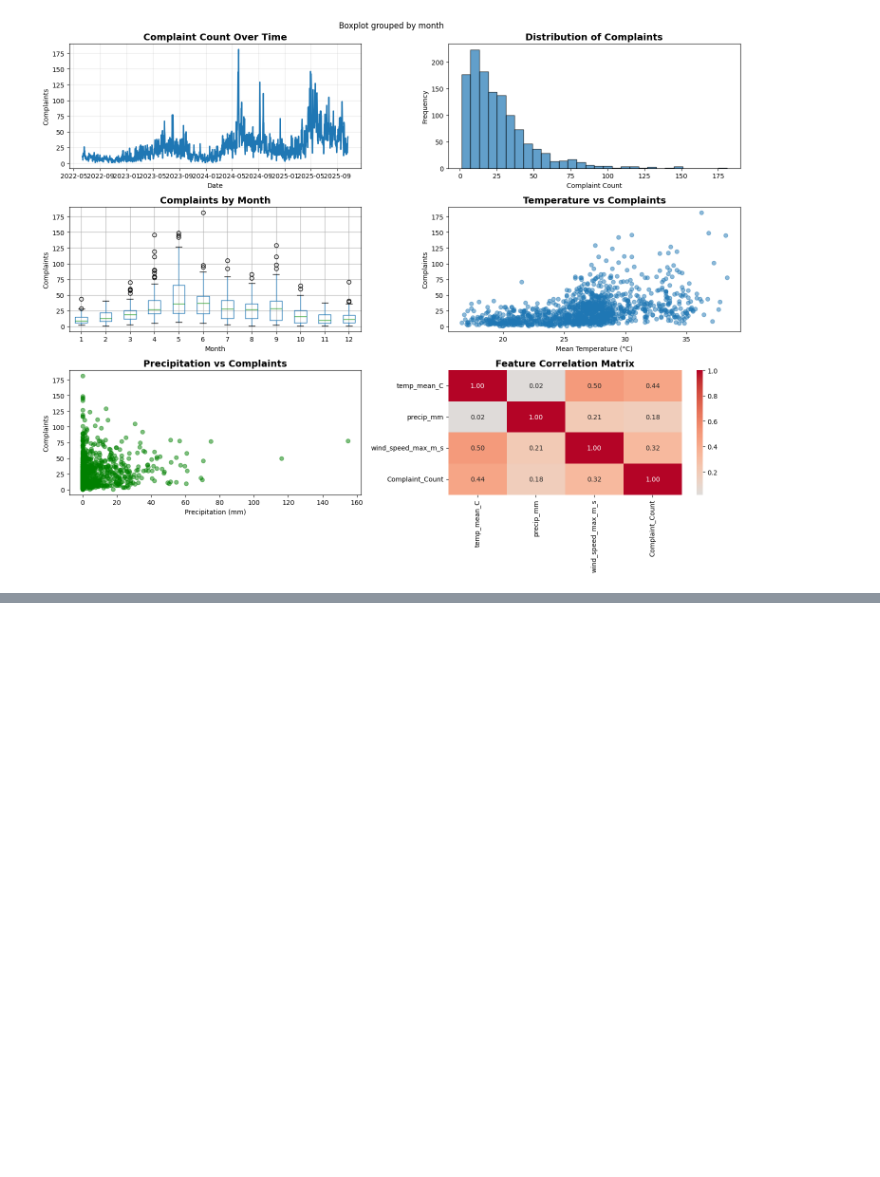
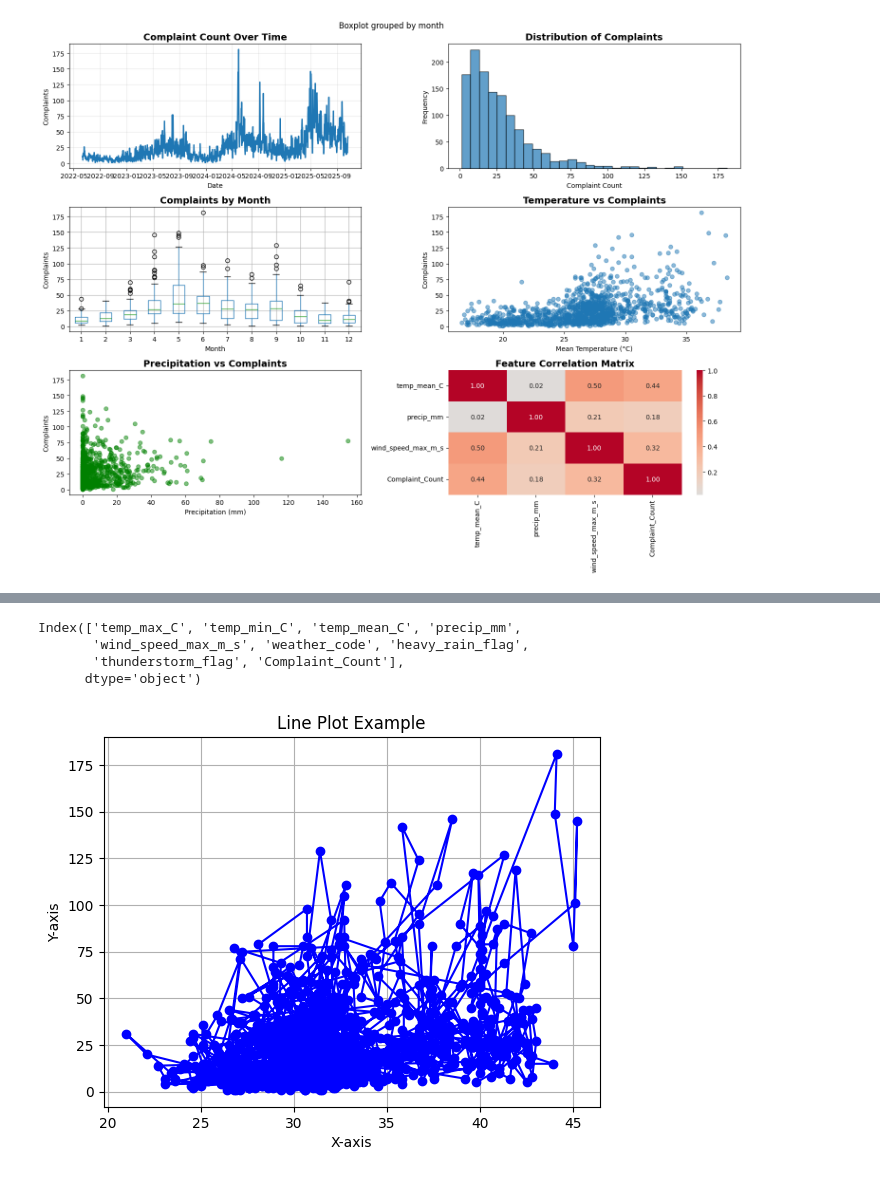
Before and after one commit to susantkumarsahoo/TimeSeriesForecasting_End_To_End, a Jupyter notebook: notebooks/08_note_twitter_timeseries.ipynb, the cells around one changed output, grey strips where cells are left out. Drawn from its saved outputs; the diff is of its cells as text; code cells hidden in the pictures; blank space fills up the shorter version.

```diff
--- a/notebooks/08_note_twitter_timeseries.ipynb
+++ b/notebooks/08_note_twitter_timeseries.ipynb
@@ -221,0 +276,20 @@ Name: Complaint_Count, dtype: float64
+# %%
+df.columns
+# %% [output]
+Index(['temp_max_C', 'temp_min_C', 'temp_mean_C', 'precip_mm',
+       'wind_speed_max_m_s', 'weather_code', 'heavy_rain_flag',
+       'thunderstorm_flag', 'Complaint_Count'],
+      dtype='object')
+# %%
+x = df['temp_max_C']
+y = df['Complaint_Count']
+
+# Create line plot
+plt.plot(x, y, marker='o', linestyle='-', color='blue')
+plt.title('Line Plot Example')
+plt.xlabel('X-axis')
+plt.ylabel('Y-axis')
+plt.grid(True)
+plt.show()
+# %% [output]
+[figure, added]
```
Also changed, not shown: parts of 5 cells of this notebook, 1 other file.
